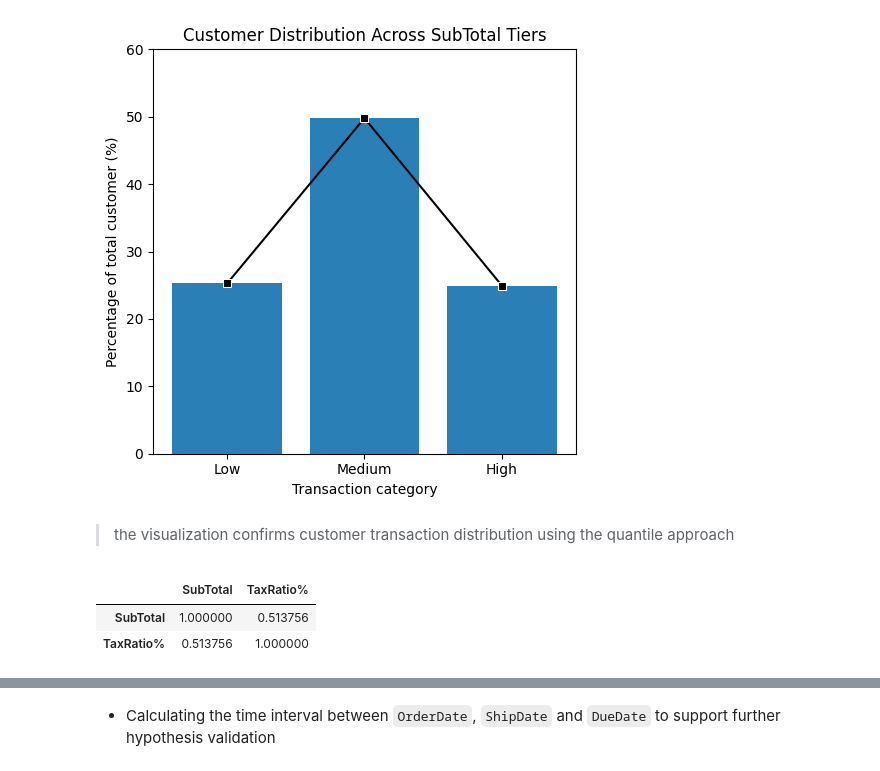
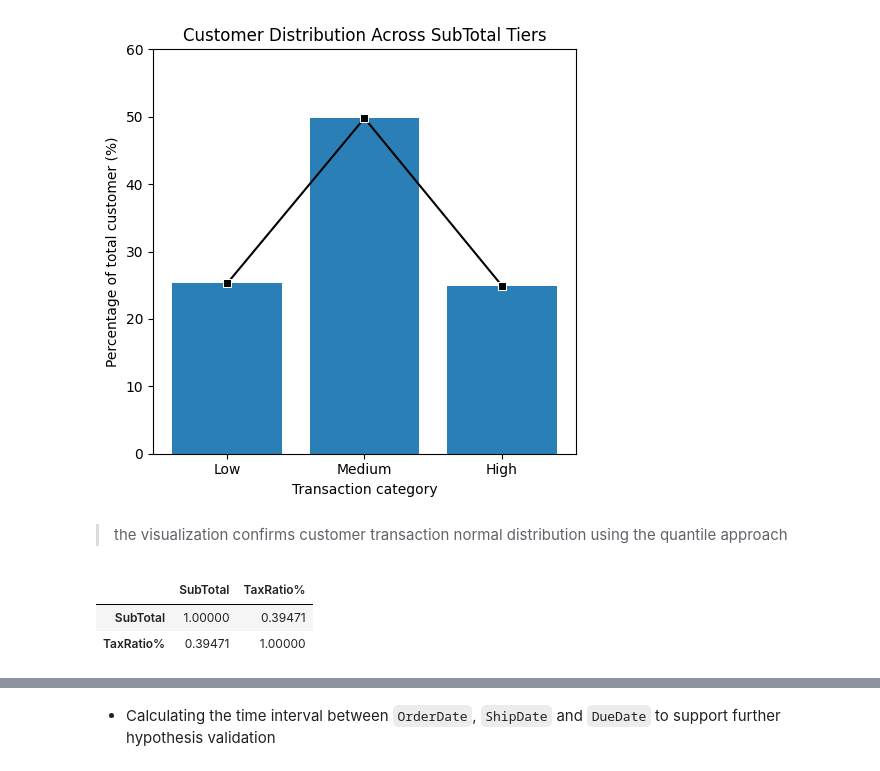
Before and after one commit to AtlasMarbx/AdventureWorks-Data-Migration-and-insight-extraction, a Jupyter notebook: EDA_process.ipynb, the cells around one changed output, grey strips where cells are left out. Drawn from its saved outputs; the diff is of its cells as text; code cells hidden in the pictures.

Commit message:
hypothesis proven false between TaxRatio% and SubTotal, the relationship in between is mostly non-linear

```diff
--- a/EDA_process.ipynb
+++ b/EDA_process.ipynb
@@ -487,11 +487,11 @@ plt.show()
 # %% [output]
 [figure]
 # %% [markdown]
-> the visualization confirms customer transaction distribution using the quantile approach
+> the visualization confirms customer transaction normal distribution using the quantile approach
 # %%
 refined_subset = refined_df_orderheader[['SubTotal', 'TaxRatio%']]
-refined_subset.corr()
+refined_subset.corr(method='spearman')
 # %% [output]
 |  | SubTotal | TaxRatio% |
-| SubTotal | 1.000000 | 0.513756 |
-| TaxRatio% | 0.513756 | 1.000000 |
+| SubTotal | 1.00000 | 0.39471 |
+| TaxRatio% | 0.39471 | 1.00000 |
```
Also changed, not shown: parts of 5 cells of this notebook.
